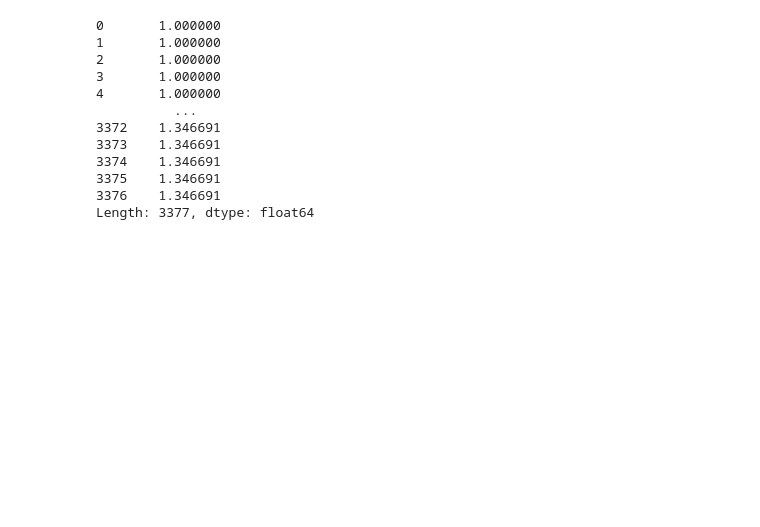
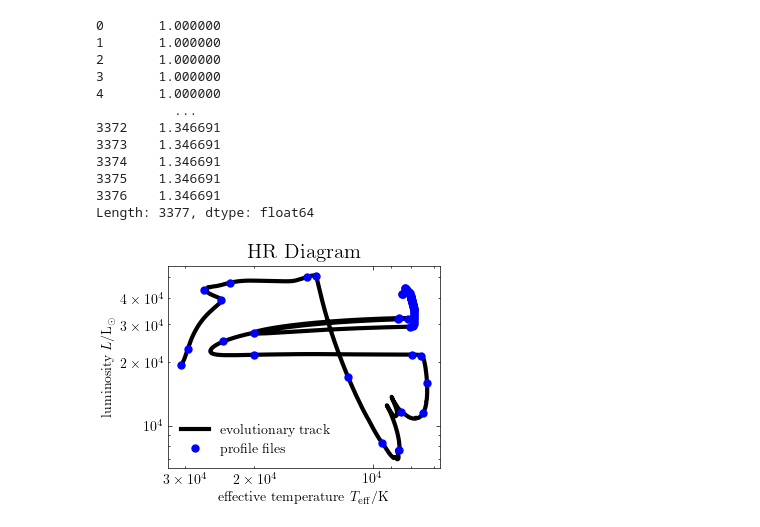
Before and after one commit to neevshah101/learning_mesa, a Jupyter notebook: plotting.ipynb, the cells around one changed output. Saved outputs shown, nothing was run; the diff lists cells and outputs as text; code cells hidden in the pictures; blank space fills up the shorter version.

```diff
--- a/plotting.ipynb
+++ b/plotting.ipynb
@@ -571,3 +593,13 @@ df[['lg_mstar_dot_1','lg_mstar_dot_2']]
 3375    1.346691
 3376    1.346691
 Length: 3377, dtype: float64
+# %%
+import os
+
+logs_dir = os.path.join('tutorial_binary_star', 'LOGS12')
+
+%run useful_mesa_functions.py {logs_dir}
+# %%
+plot_HR(logs_dir)
+# %% [output]
+[figure, added]
```
Also changed, not shown: parts of 15 cells of this notebook, 1 other file.
